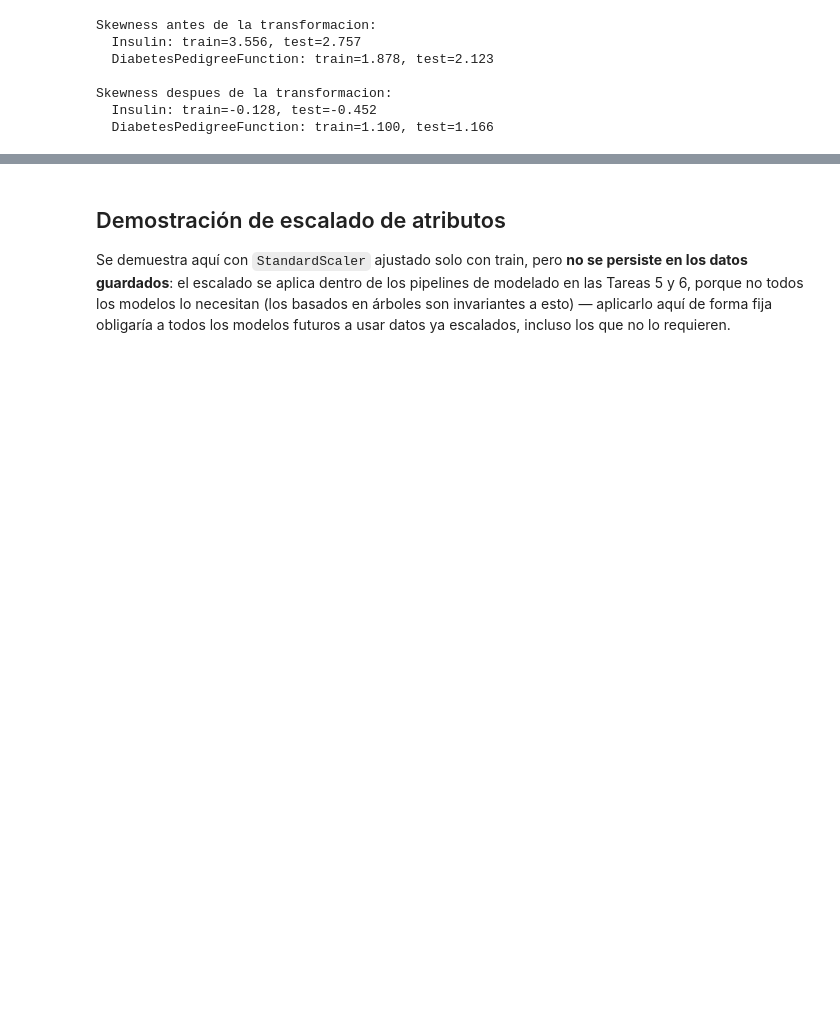
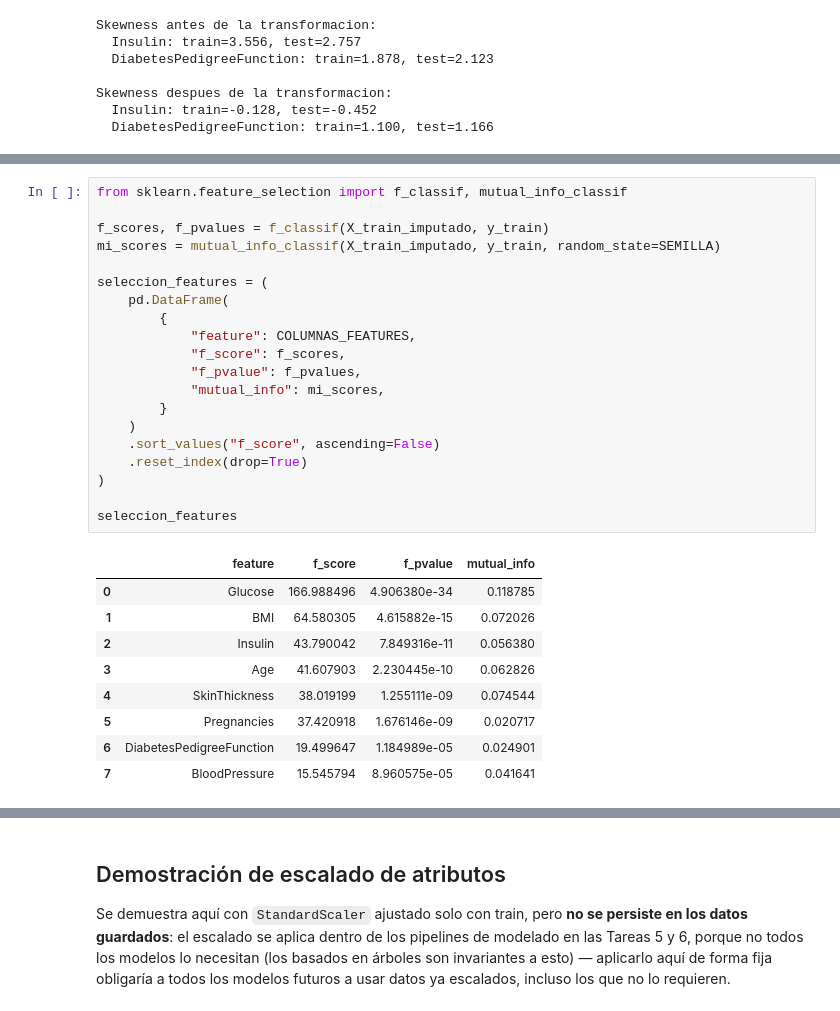
Before and after one commit to camila0210/Diabetes, a Jupyter notebook: notebooks/4-feat_eng/04.Feature-engineering-mcaa-2026-08-18.ipynb, the cells around one changed output, grey strips where cells are left out. Drawn from its saved outputs; the diff is of its cells as text; blank space fills up the shorter version.

```diff
--- a/notebooks/4-feat_eng/04.Feature-engineering-mcaa-2026-08-18.ipynb
+++ b/notebooks/4-feat_eng/04.Feature-engineering-mcaa-2026-08-18.ipynb
@@ -199,0 +215,30 @@ Skewness despues de la transformacion:
+# %%
+from sklearn.feature_selection import f_classif, mutual_info_classif
+
+f_scores, f_pvalues = f_classif(X_train_imputado, y_train)
+mi_scores = mutual_info_classif(X_train_imputado, y_train, random_state=SEMILLA)
+
+seleccion_features = (
+    pd.DataFrame(
+        {
+            "feature": COLUMNAS_FEATURES,
+            "f_score": f_scores,
+            "f_pvalue": f_pvalues,
+            "mutual_info": mi_scores,
+        }
+    )
+    .sort_values("f_score", ascending=False)
+    .reset_index(drop=True)
+)
+
+seleccion_features
+# %% [output]
+|  | feature | f_score | f_pvalue | mutual_info |
+| 0 | Glucose | 166.988496 | 4.906380e-34 | 0.118785 |
+| 1 | BMI | 64.580305 | 4.615882e-15 | 0.072026 |
+| 2 | Insulin | 43.790042 | 7.849316e-11 | 0.056380 |
+| 3 | Age | 41.607903 | 2.230445e-10 | 0.062826 |
+| 4 | SkinThickness | 38.019199 | 1.255111e-09 | 0.074544 |
+| 5 | Pregnancies | 37.420918 | 1.676146e-09 | 0.020717 |
+| 6 | DiabetesPedigreeFunction | 19.499647 | 1.184989e-05 | 0.024901 |
+| 7 | BloodPressure | 15.545794 | 8.960575e-05 | 0.041641 |
```
Also changed, not shown: parts of 4 cells of this notebook, 1 other file.
